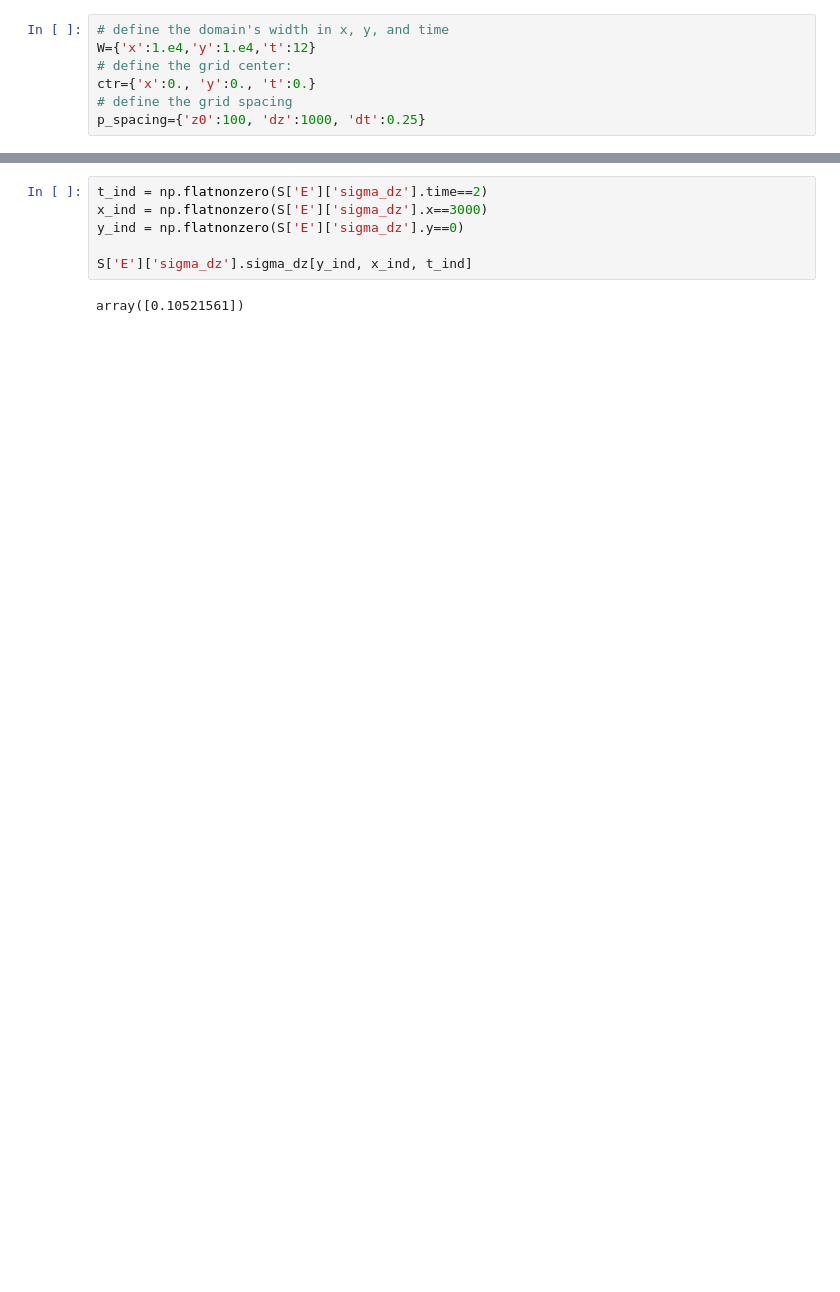
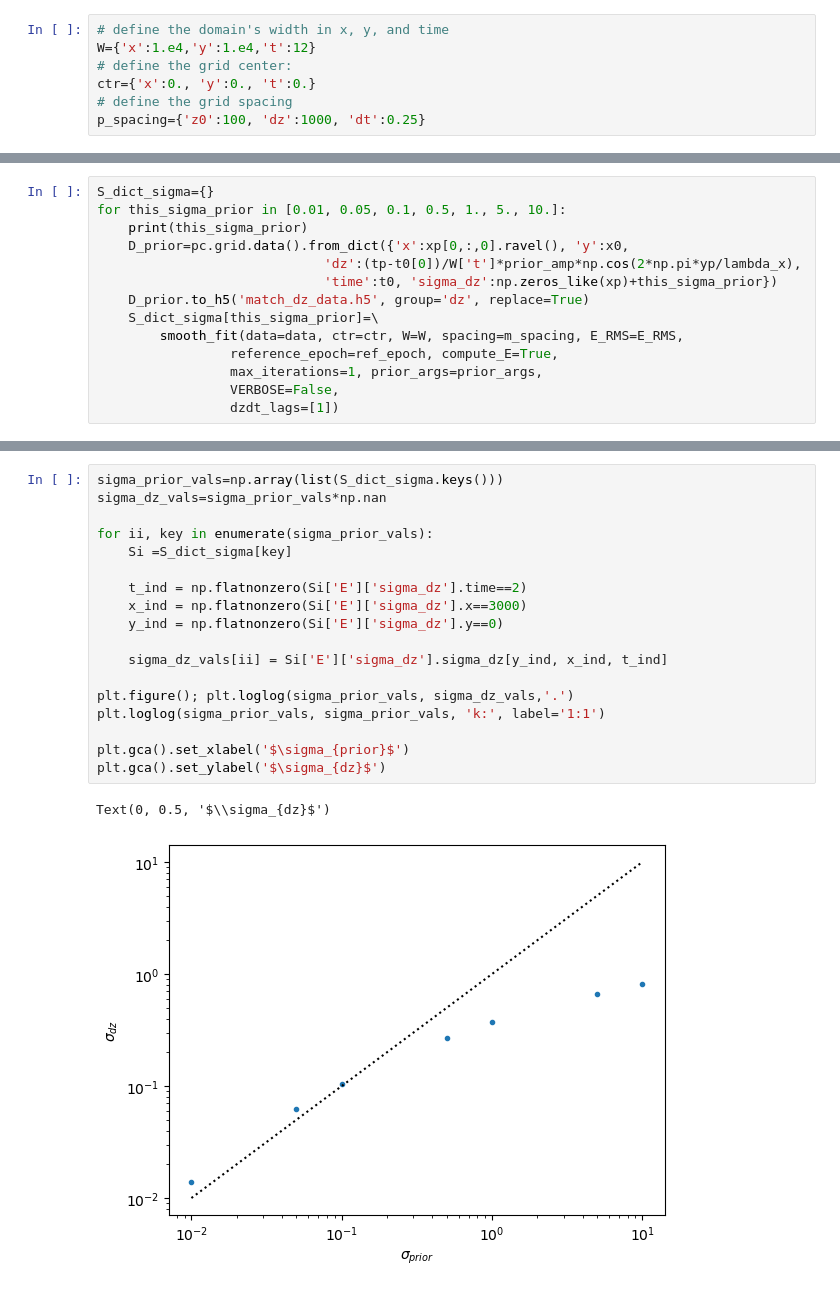
Before and after one commit to SmithB/LSsurf, a Jupyter notebook: notebooks/match_dz_demo.ipynb, the cells around one changed output, grey strips where cells are left out. Saved outputs shown, nothing was run; the diff lists cells and outputs as text; blank space fills up the shorter version.

```diff
--- a/notebooks/match_dz_demo.ipynb
+++ b/notebooks/match_dz_demo.ipynb
@@ -91,0 +103,14 @@ Text(0, 0.5, 'Error')
+# %%
+S_dict_sigma={}
+for this_sigma_prior in [0.01, 0.05, 0.1, 0.5, 1., 5., 10.]:
+    print(this_sigma_prior)
+    D_prior=pc.grid.data().from_dict({'x':xp[0,:,0].ravel(), 'y':x0,
+                             'dz':(tp-t0[0])/W['t']*prior_amp*np.cos(2*np.pi*yp/lambda_x),
+                             'time':t0, 'sigma_dz':np.zeros_like(xp)+this_sigma_prior})
+    D_prior.to_h5('match_dz_data.h5', group='dz', replace=True)
+    S_dict_sigma[this_sigma_prior]=\
+        smooth_fit(data=data, ctr=ctr, W=W, spacing=m_spacing, E_RMS=E_RMS,
+                 reference_epoch=ref_epoch, compute_E=True,
+                 max_iterations=1, prior_args=prior_args,
+                 VERBOSE=False,
+                 dzdt_lags=[1])
@@ -92,8 +125,21 @@ Text(0, 0.5, 'Error')
 # %%
-t_ind = np.flatnonzero(S['E']['sigma_dz'].time==2)
-x_ind = np.flatnonzero(S['E']['sigma_dz'].x==3000)
-y_ind = np.flatnonzero(S['E']['sigma_dz'].y==0)
+sigma_prior_vals=np.array(list(S_dict_sigma.keys()))
+sigma_dz_vals=sigma_prior_vals*np.nan
 
-S['E']['sigma_dz'].sigma_dz[y_ind, x_ind, t_ind]
+for ii, key in enumerate(sigma_prior_vals):
+    Si =S_dict_sigma[key]
+
+    t_ind = np.flatnonzero(Si['E']['sigma_dz'].time==2)
+    x_ind = np.flatnonzero(Si['E']['sigma_dz'].x==3000)
+    y_ind = np.flatnonzero(Si['E']['sigma_dz'].y==0)
+
+    sigma_dz_vals[ii] = Si['E']['sigma_dz'].sigma_dz[y_ind, x_ind, t_ind]
+
+plt.figure(); plt.loglog(sigma_prior_vals, sigma_dz_vals,'.')
+plt.loglog(sigma_prior_vals, sigma_prior_vals, 'k:', label='1:1')
+
+plt.gca().set_xlabel('$\sigma_{prior}$')
+plt.gca().set_ylabel('$\sigma_{dz}$')
 # %% [output]
-array([0.10521561])
+Text(0, 0.5, '$\\sigma_{dz}$')
+[figure, added]
```
Also changed, not shown: parts of 18 cells of this notebook.
